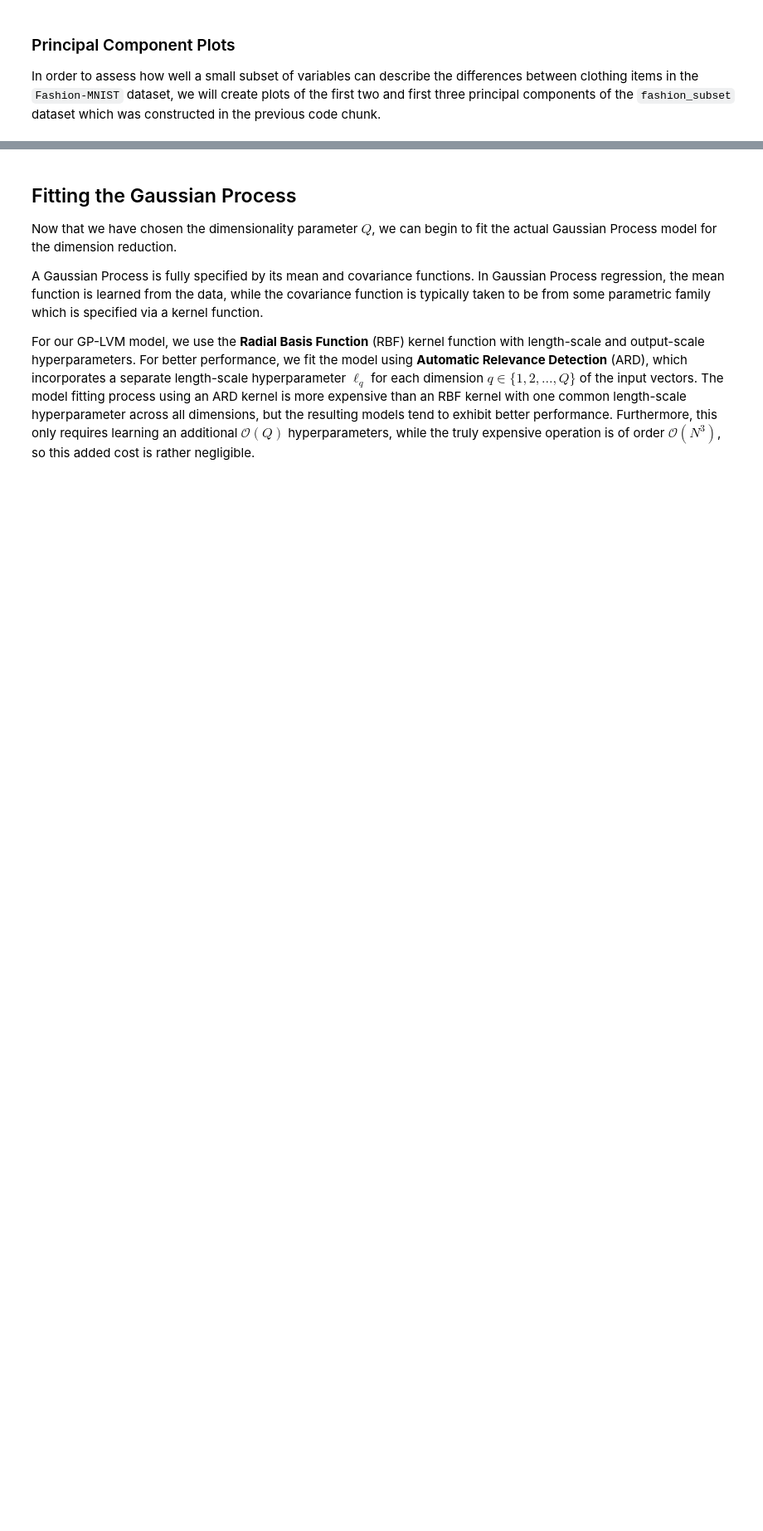
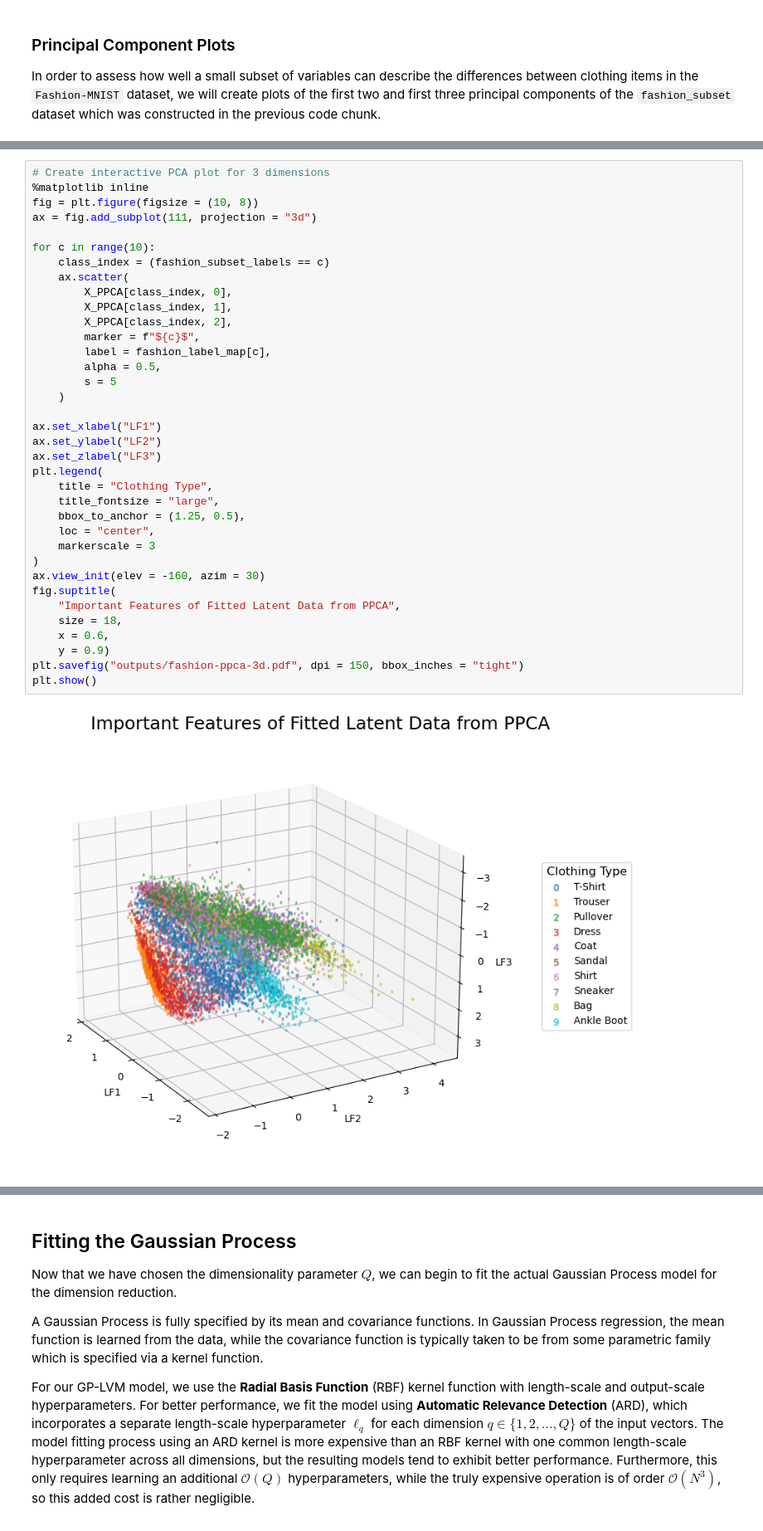
Before and after one commit to hotz1/STA2201-Final-Project, a Jupyter notebook: Code/GP-LVM.ipynb, the cells around one changed output, grey strips where cells are left out. Shown at 83% size. Cells and saved outputs as stored; diff of their text form; blank space fills up the shorter version.

```diff
--- a/Code/GP-LVM.ipynb
+++ b/Code/GP-LVM.ipynb
@@ -224,0 +325,38 @@ plt.show()
+# %%
+# Create interactive PCA plot for 3 dimensions
+%matplotlib inline
+fig = plt.figure(figsize = (10, 8))
+ax = fig.add_subplot(111, projection = "3d")
+
+for c in range(10):
+    class_index = (fashion_subset_labels == c)
+    ax.scatter(
+        X_PPCA[class_index, 0],
+        X_PPCA[class_index, 1],
+        X_PPCA[class_index, 2],
+        marker = f"${c}$",
+        label = fashion_label_map[c],
+        alpha = 0.5,
+        s = 5
+    )
+
+ax.set_xlabel("LF1")
+ax.set_ylabel("LF2")
+ax.set_zlabel("LF3")
+plt.legend(
+    title = "Clothing Type",
+    title_fontsize = "large",
+    bbox_to_anchor = (1.25, 0.5),
+    loc = "center",
+    markerscale = 3
+)
+ax.view_init(elev = -160, azim = 30)
+fig.suptitle(
+    "Important Features of Fitted Latent Data from PPCA",
+    size = 18,
+    x = 0.6,
+    y = 0.9)
+plt.savefig("outputs/fashion-ppca-3d.pdf", dpi = 150, bbox_inches = "tight")
+plt.show()
+# %% [output]
+[figure, added]
```
Also changed, not shown: parts of 31 cells of this notebook, 2 other files.
